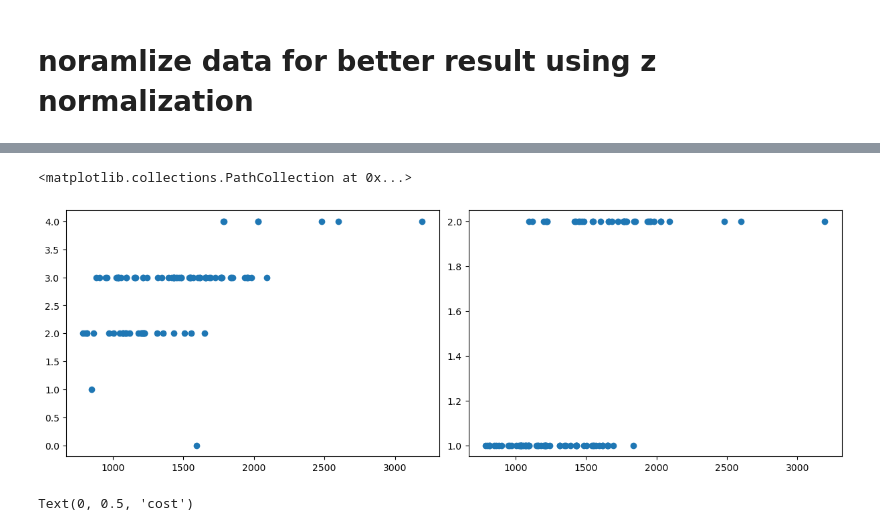
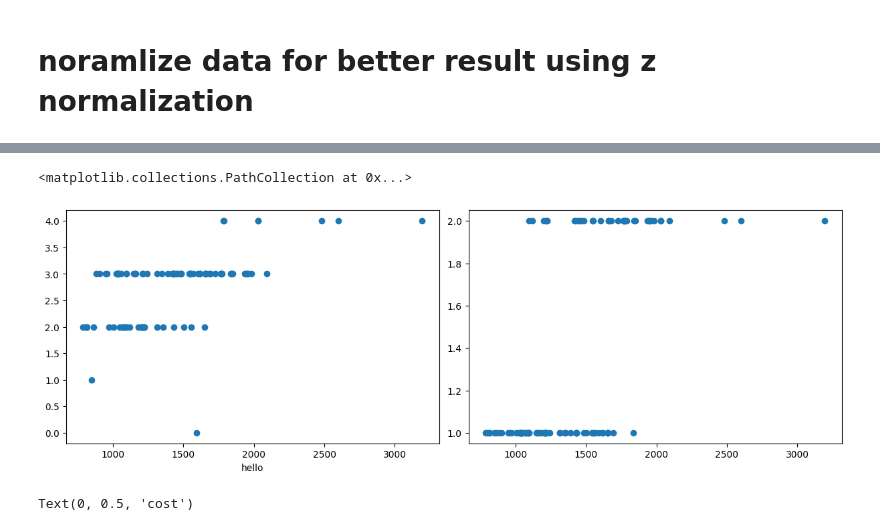
Before and after one commit to Dunking-Dunk/aiml, a Jupyter notebook: Linear regression with multiple variable.ipynb, the cells around one changed output, grey strips where cells are left out. Drawn from its saved outputs; the diff is of its cells as text; code cells hidden in the pictures.

```diff
--- a/Linear regression with multiple variable.ipynb
+++ b/Linear regression with multiple variable.ipynb
@@ -61,10 +61,11 @@ print(norm_X)
 # %%
 fig, ax = plt.subplots(1,2, figsize=(12,4),constrained_layout=True)
 ax[0].scatter(X_train[:,0], X_train[:,1])
+ax[0].set_xlabel('hello')
 ax[1].scatter(X_train[:,0], X_train[:,2])
 # %% [output]
 <matplotlib.collections.PathCollection at 0x...>
-[figure, old version]
+[figure, new version]
 # %%
 fig, ax = plt.subplots(1,4, figsize=(12,4),constrained_layout=True)
 for i in range(len(ax)):
```
Also changed, not shown: 18 other files.
